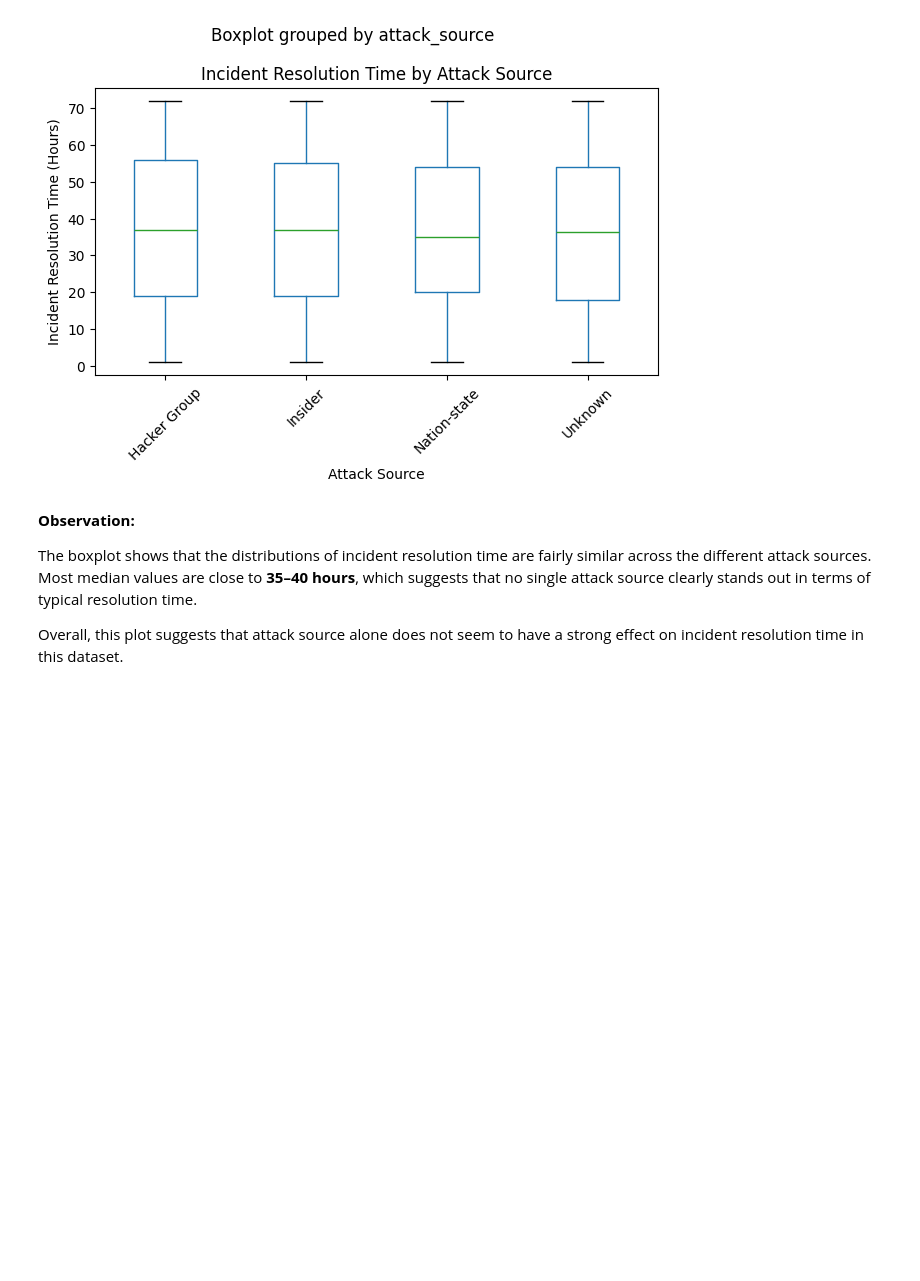
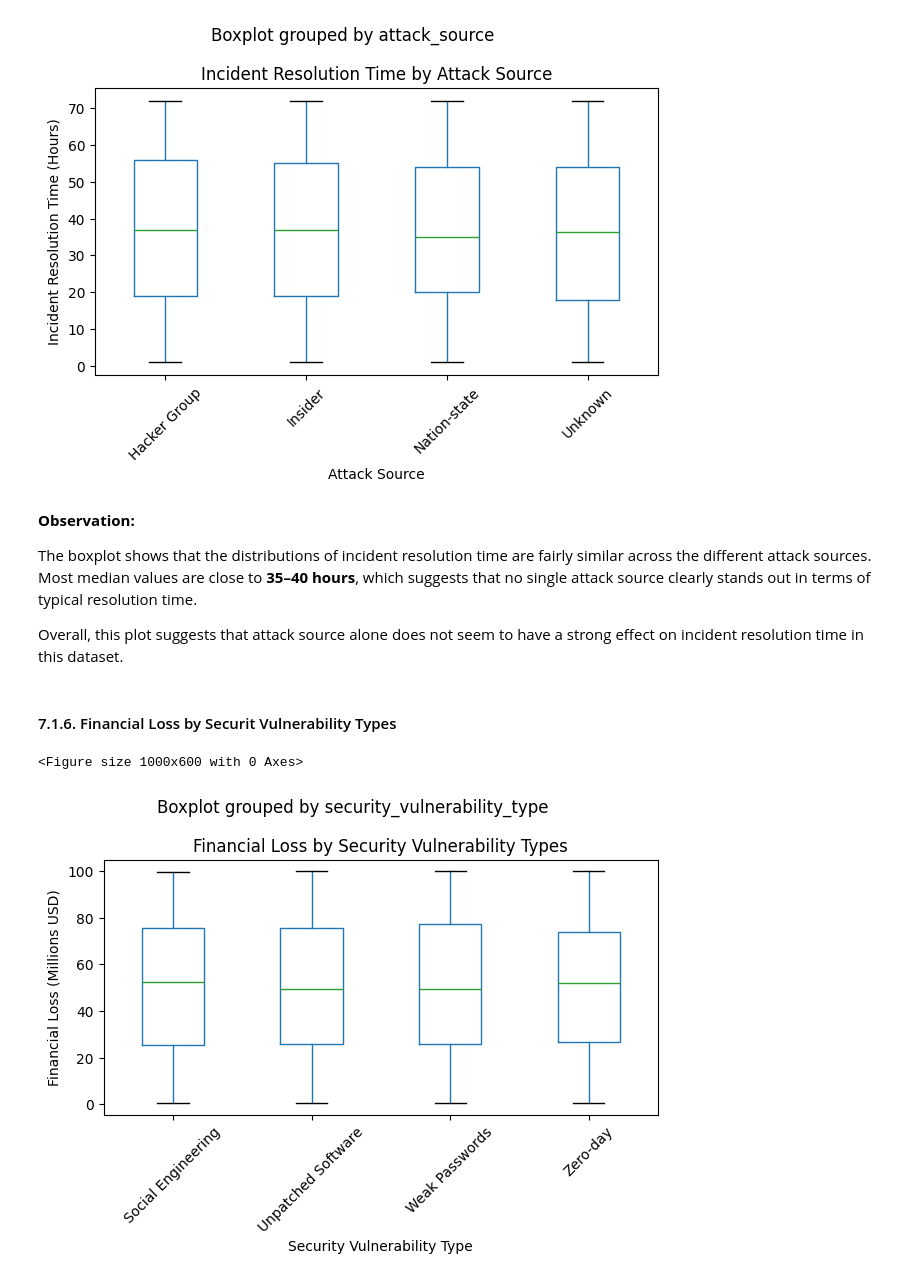
Before and after one commit to AlexanderPanagyurski/cyberattack-severity-analysis, a Jupyter notebook: Drivers of Cyberattack Severity.ipynb, the cells around one changed output. Drawn from its saved outputs; the diff is of its cells as text; code cells hidden in the pictures; blank space fills up the shorter version.

```diff
--- a/Drivers of Cyberattack Severity.ipynb
+++ b/Drivers of Cyberattack Severity.ipynb
@@ -1479,3 +1465,23 @@ plt.show()
 The boxplot shows that the distributions of incident resolution time are fairly similar across the different attack sources. Most median values are close to **35–40 hours**, which suggests that no single attack source clearly stands out in terms of typical resolution time.
 
 Overall, this plot suggests that attack source alone does not seem to have a strong effect on incident resolution time in this dataset.
+# %% [markdown]
+#### 7.1.6. Financial Loss by Securit Vulnerability Types
+# %%
+plt.figure(figsize=(10, 6))
+
+global_cybersecuirty_threats.boxplot(
+    column="financial_loss_in_millions_usd",
+    by="security_vulnerability_type",
+    grid=False
+)
+
+plt.title("Financial Loss by Security Vulnerability Types")
+plt.xlabel("Security Vulnerability Type")
+plt.ylabel("Financial Loss (Millions USD)")
+plt.xticks(rotation=45)
+plt.tight_layout()
+plt.show()
+# %% [output]
+<Figure size 1000x600 with 0 Axes>
+[figure, added]
```
Also changed, not shown: parts of 9 cells of this notebook.
